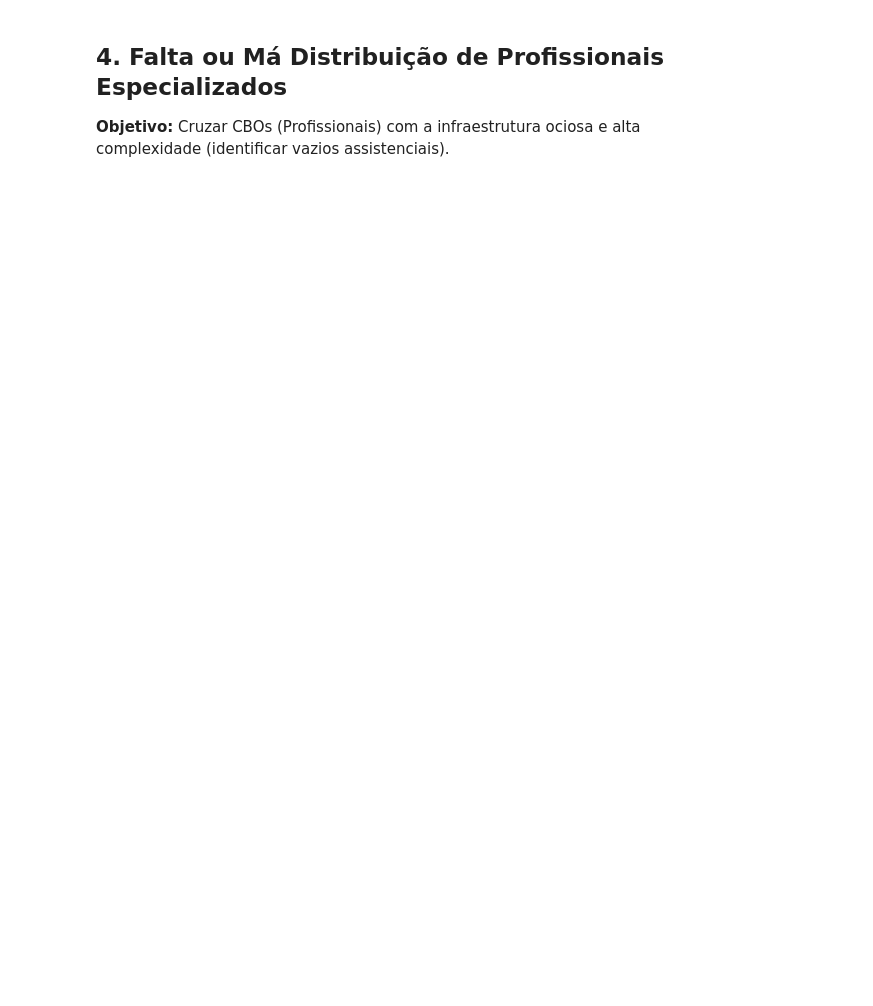
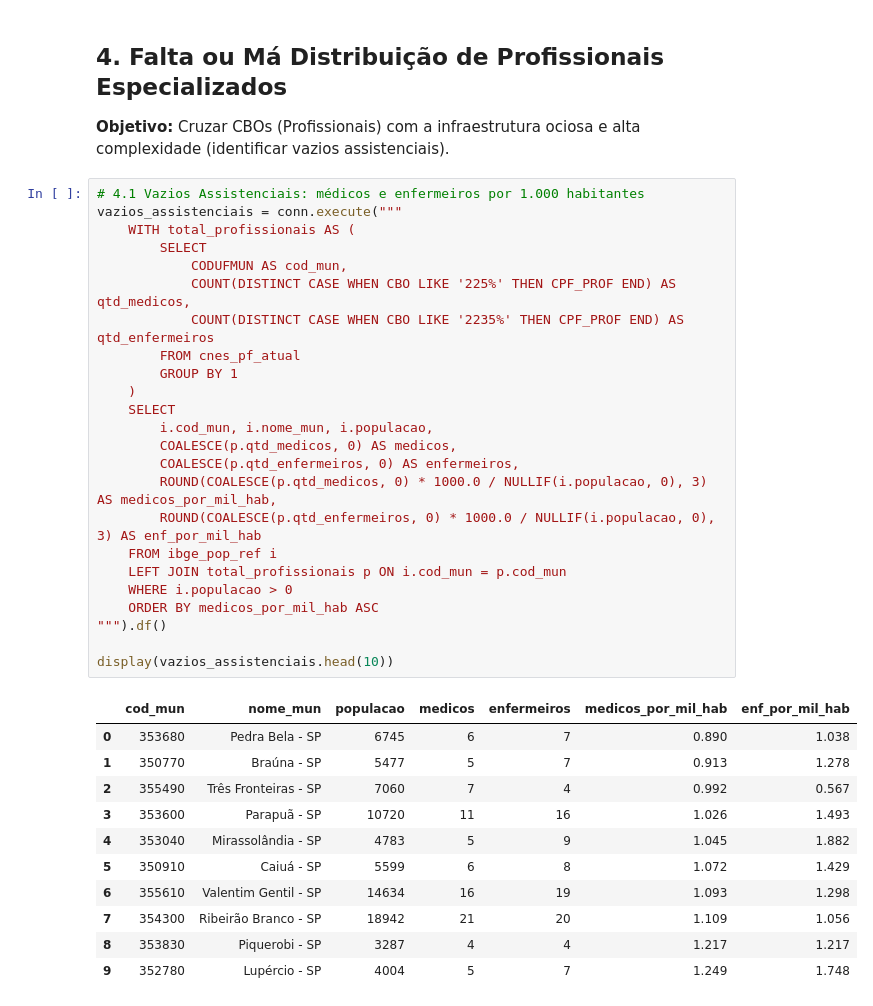
Before and after one commit to MoraesMiguel/InternaSUS, a Jupyter notebook: notebooks/InternaSUS.ipynb, the cells around one changed output. Drawn from its saved outputs; the diff is of its cells as text; blank space fills up the shorter version.

```diff
--- a/notebooks/InternaSUS.ipynb
+++ b/notebooks/InternaSUS.ipynb
@@ -161,3 +502,39 @@ display(icsap_vs_aps.head())
 # %% [markdown]
 ## 4. Falta ou Má Distribuição de Profissionais Especializados
 **Objetivo:** Cruzar CBOs (Profissionais) com a infraestrutura ociosa e alta complexidade (identificar vazios assistenciais).
+# %%
+# 4.1 Vazios Assistenciais: médicos e enfermeiros por 1.000 habitantes
+vazios_assistenciais = conn.execute("""
+    WITH total_profissionais AS (
+        SELECT
+            CODUFMUN AS cod_mun,
+            COUNT(DISTINCT CASE WHEN CBO LIKE '225%' THEN CPF_PROF END) AS qtd_medicos,
+            COUNT(DISTINCT CASE WHEN CBO LIKE '2235%' THEN CPF_PROF END) AS qtd_enfermeiros
+        FROM cnes_pf_atual
+        GROUP BY 1
+    )
+    SELECT
+        i.cod_mun, i.nome_mun, i.populacao,
+        COALESCE(p.qtd_medicos, 0) AS medicos,
+        COALESCE(p.qtd_enfermeiros, 0) AS enfermeiros,
+        ROUND(COALESCE(p.qtd_medicos, 0) * 1000.0 / NULLIF(i.populacao, 0), 3) AS medicos_por_mil_hab,
+        ROUND(COALESCE(p.qtd_enfermeiros, 0) * 1000.0 / NULLIF(i.populacao, 0), 3) AS enf_por_mil_hab
+    FROM ibge_pop_ref i
+    LEFT JOIN total_profissionais p ON i.cod_mun = p.cod_mun
+    WHERE i.populacao > 0
+    ORDER BY medicos_por_mil_hab ASC
+""").df()
+
+display(vazios_assistenciais.head(10))
+# %% [output]
+|  | cod_mun | nome_mun | populacao | medicos | enfermeiros | medicos_por_mil_hab | enf_por_mil_hab |
+| 0 | 353680 | Pedra Bela - SP | 6745 | 6 | 7 | 0.890 | 1.038 |
+| 1 | 350770 | Braúna - SP | 5477 | 5 | 7 | 0.913 | 1.278 |
+| 2 | 355490 | Três Fronteiras - SP | 7060 | 7 | 4 | 0.992 | 0.567 |
+| 3 | 353600 | Parapuã - SP | 10720 | 11 | 16 | 1.026 | 1.493 |
+| 4 | 353040 | Mirassolândia - SP | 4783 | 5 | 9 | 1.045 | 1.882 |
+| 5 | 350910 | Caiuá - SP | 5599 | 6 | 8 | 1.072 | 1.429 |
+| 6 | 355610 | Valentim Gentil - SP | 14634 | 16 | 19 | 1.093 | 1.298 |
+| 7 | 354300 | Ribeirão Branco - SP | 18942 | 21 | 20 | 1.109 | 1.056 |
+| 8 | 353830 | Piquerobi - SP | 3287 | 4 | 4 | 1.217 | 1.217 |
+| 9 | 352780 | Lupércio - SP | 4004 | 5 | 7 | 1.249 | 1.748 |
```
Also changed, not shown: parts of 24 cells of this notebook, 20 other files.
